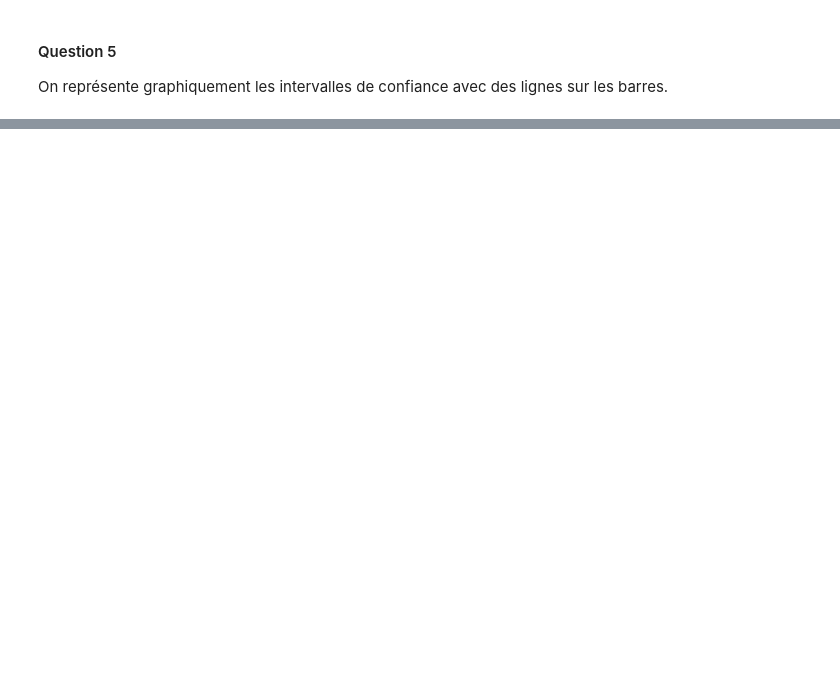
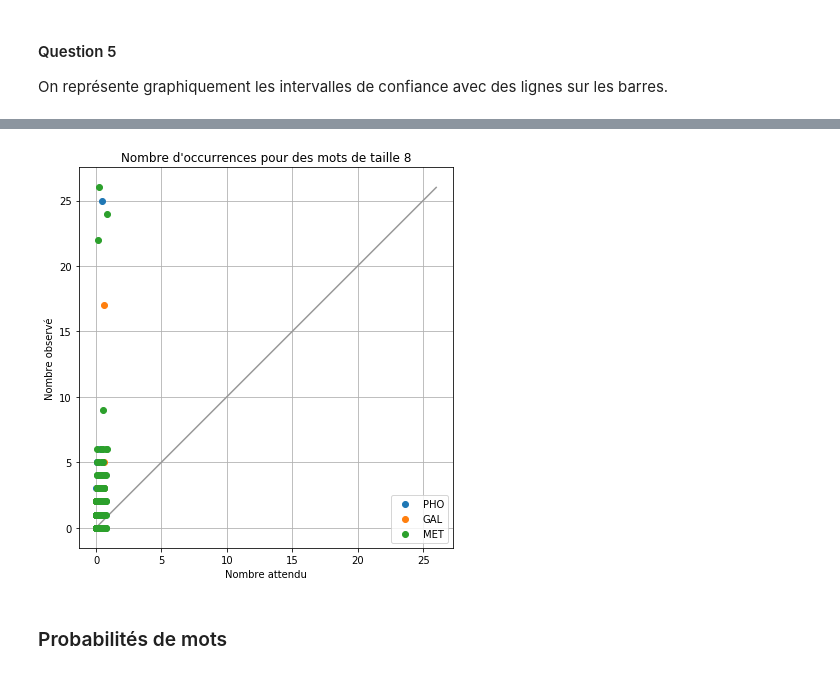
Before and after one commit to arianacarnielli/3I005, a Jupyter notebook: Projet 3/Projet3.ipynb, the cells around one changed output, grey strips where cells are left out. Cells and saved outputs as stored; diff of their text form; code cells hidden in the pictures; blank space fills up the shorter version.

```diff
--- a/Projet 3/Projet3.ipynb
+++ b/Projet 3/Projet3.ipynb
@@ -247,0 +352,7 @@ for mot in probas:
+# %%
+projet.graphe_occurrences_Markov((a, c, g, t), M, 8, {"PHO": liste_PHO, "GAL": liste_GAL, "MET": liste_MET},
+                                 "graphe_occurrences_Markov_8.png")
+# %% [output]
+[figure, added]
+# %% [markdown]
+### Probabilités de mots
```
Also changed, not shown: parts of 19 cells of this notebook, 22 other files.
